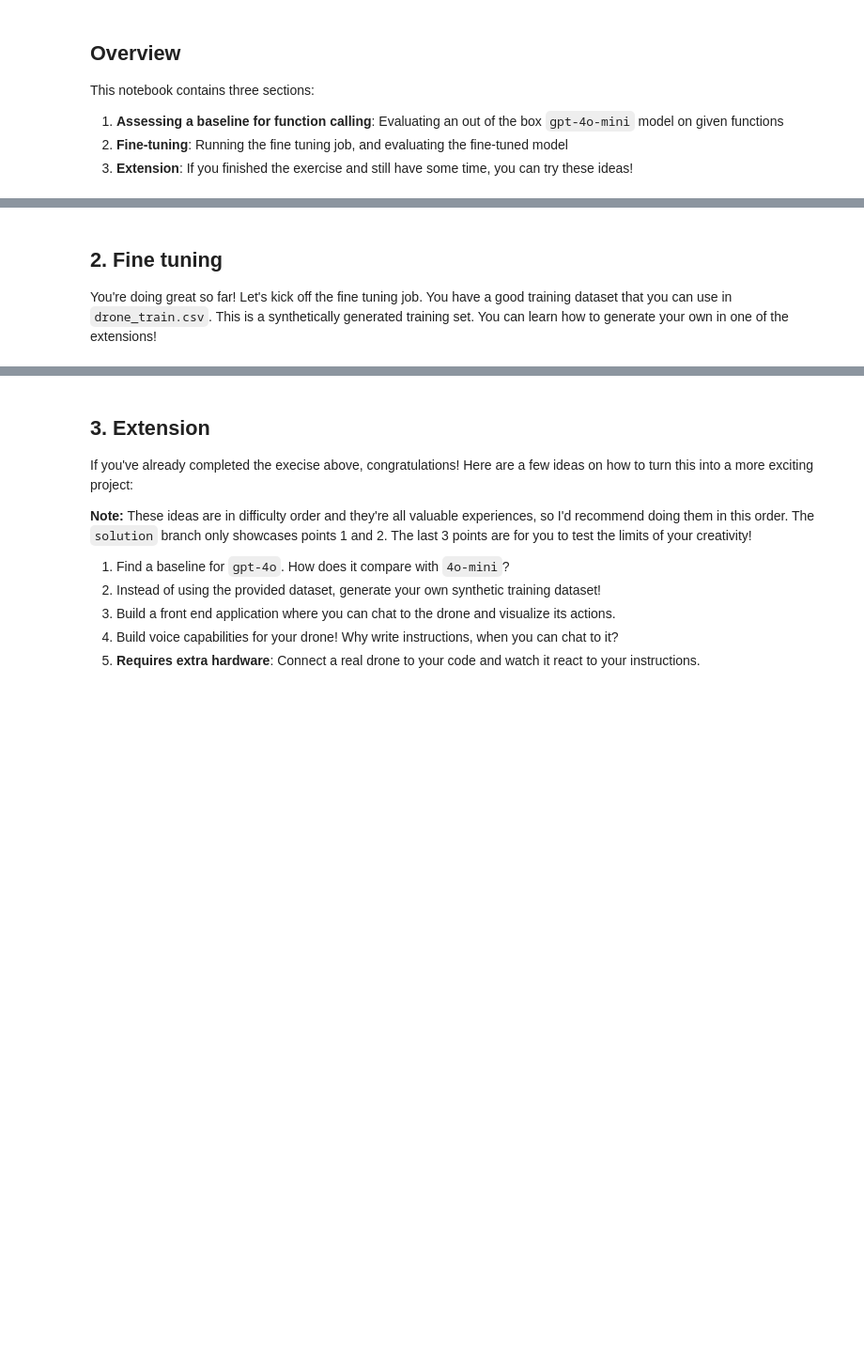
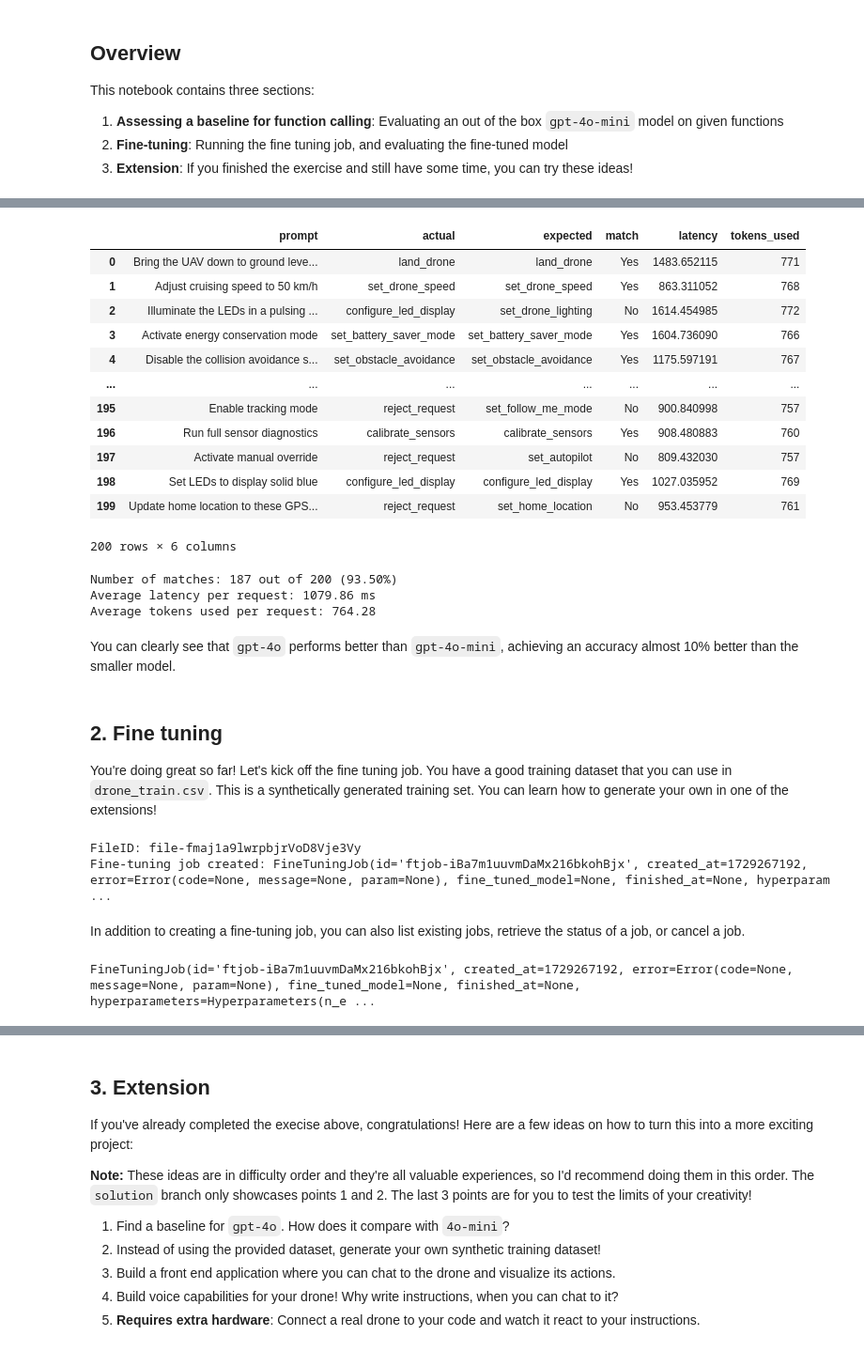
Before and after one commit to teomusatoiu/finetuning_oradea_hack, a Jupyter notebook: 2_program_your_drone/example.ipynb, the cells around one changed output, grey strips where cells are left out. Shown at 94% size. Drawn from its saved outputs; the diff is of its cells as text; code cells hidden in the pictures; blank space fills up the shorter version.

```diff
--- a/2_program_your_drone/example.ipynb
+++ b/2_program_your_drone/example.ipynb
@@ -327,3 +485,25 @@ data.head()
+# %%
+# Extension 1. Evaluate the performance of the GPT-4o model.
+eval_dataframe(data, "gpt-4o", DRONE_SYSTEM_PROMPT, function_list)
+# %% [output]
+|  | prompt | actual | expected | match | latency | tokens_used |
+| 0 | Bring the UAV down to ground leve... | land_drone | land_drone | Yes | 1483.652115 | 771 |
+| 1 | Adjust cruising speed to 50 km/h | set_drone_speed | set_drone_speed | Yes | 863.311052 | 768 |
+| 2 | Illuminate the LEDs in a pulsing ... | configure_led_display | set_drone_lighting | No | 1614.454985 | 772 |
+| 3 | Activate energy conservation mode | set_battery_saver_mode | set_battery_saver_mode | Yes | 1604.736090 | 766 |
+| 4 | Disable the collision avoidance s... | set_obstacle_avoidance | set_obstacle_avoidance | Yes | 1175.597191 | 767 |
+| ... | ... | ... | ... | ... | ... | ... |
+| 195 | Enable tracking mode | reject_request | set_follow_me_mode | No | 900.840998 | 757 |
+| 196 | Run full sensor diagnostics | calibrate_sensors | calibrate_sensors | Yes | 908.480883 | 760 |
+| 197 | Activate manual override | reject_request | set_autopilot | No | 809.432030 | 757 |
+| 198 | Set LEDs to display solid blue | configure_led_display | configure_led_display | Yes | 1027.035952 | 769 |
+| 199 | Update home location to these GPS... | reject_request | set_home_location | No | 953.453779 | 761 |
+200 rows × 6 columns
+Number of matches: 187 out of 200 (93.50%)
+Average latency per request: 1079.86 ms
+Average tokens used per request: 764.28
+# %% [markdown]
+You can clearly see that `gpt-4o` performs better than `gpt-4o-mini`, achieving an accuracy almost 10% better than the smaller model.
 # %% [markdown]
 ## 2. Fine tuning
 
@@ -333 +511,36 @@ You're doing great so far! Let's kick off the fine tuning job. You have a good t
+# %%
+# Upload the training file
+file = client.files.create(
+    file=open("data/drone_training.jsonl", "rb"),
+    purpose="fine-tune",
+)
+file_id = file.id
+print(f"FileID: {file_id}")
+
+# Create a fine-tuning job
+
+ft = client.fine_tuning.jobs.create(
+    model="gpt-4o-mini-2024-07-18",
+    training_file=file_id,
+    suffix="drone",
+    hyperparameters={
+        "n_epochs": 5,
+        "batch_size": 1,
+        "learning_rate_multiplier": 2.5,
+    },
+)
+
+print(f"Fine-tuning job created: {ft}")
+# %% [output]
+FileID: file-fmaj1a9lwrpbjrVoD8Vje3Vy
+Fine-tuning job created: FineTuningJob(id='ftjob-iBa7m1uuvmDaMx216bkohBjx', created_at=1729267192, error=Error(code=None, message=None, param=None), fine_tuned_model=None, finished_at=None, hyperparam ...
+# %% [markdown]
+In addition to creating a fine-tuning job, you can also list existing jobs, retrieve the status of a job, or cancel a job.
+# %%
+ftjob_id = "ftjob-iBa7m1uuvmDaMx216bkohBjx"
+
+# Retrieve the state of a fine-tune
+client.fine_tuning.jobs.retrieve(ftjob_id)
+# %% [output]
+FineTuningJob(id='ftjob-iBa7m1uuvmDaMx216bkohBjx', created_at=1729267192, error=Error(code=None, message=None, param=None), fine_tuned_model=None, finished_at=None, hyperparameters=Hyperparameters(n_e ...
 # %% [markdown]
```
Also changed, not shown: parts of 33 cells of this notebook, 2 other files.
